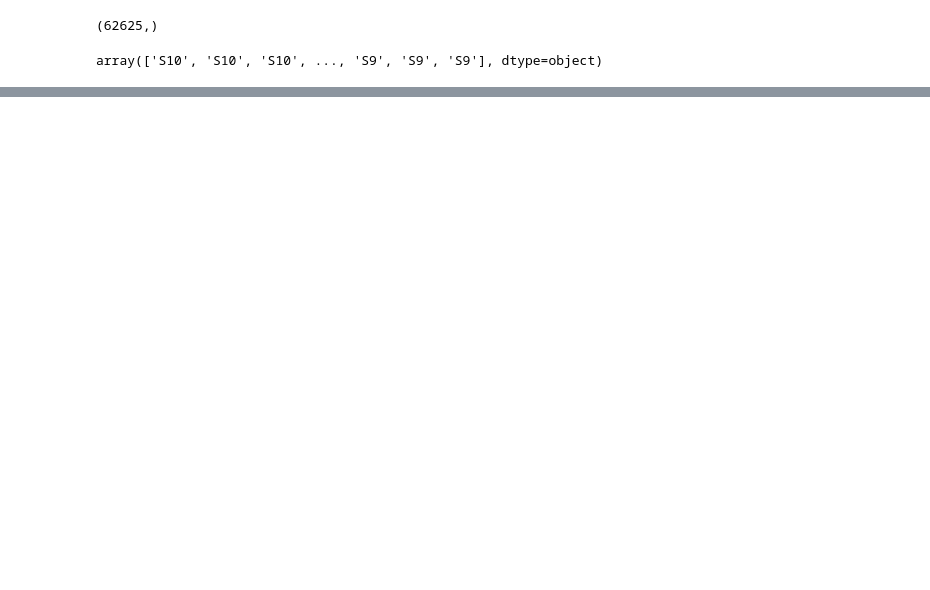
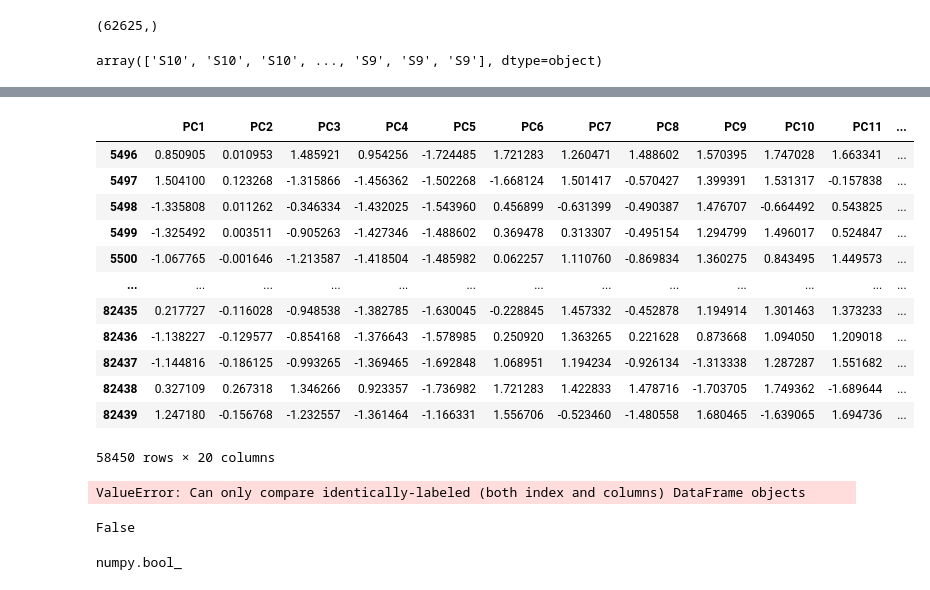
Before and after one commit to Momellouky/stress_detection_using_physiological_signals, a Jupyter notebook: src/notebooks/EDA.ipynb, the cells around one changed output, grey strips where cells are left out. Cells and saved outputs as stored; diff of their text form; code cells hidden in the pictures; blank space fills up the shorter version.

```diff
--- a/src/notebooks/EDA.ipynb
+++ b/src/notebooks/EDA.ipynb
@@ -380,6 +371,9 @@ print(f"- len subjects_id : {subjects_col_.shape}")
 print(f"- len X : {len(X)}")
 print(f"- len y : {len(y)}")
 
+debug_counter = 0
+debug_x_train_lst = []
+debug_x_test_lst = []
 
 print(f"- Start the training process")
 for fold_idx, (train_index, test_index) in enumerate(logo.split(X, y, groups=groups), start=1):
@@ -388,13 +382,31 @@ for fold_idx, (train_index, test_index) in enumerate(logo.split(X, y, groups=gro
     test_subjects = np.unique(groups.iloc[test_index])
 
     print(f"Fold {fold_idx}:")
+    print(f"Subjects in training set: {train_subjects}")
     print(f"Subjects in testing set: {test_subjects}")
 
     X_train, X_test = X.iloc[train_index], X.iloc[test_index]
     y_train, y_test = y.iloc[train_index], y.iloc[test_index]
 
+    if debug_counter < 2 :
+        debug_x_train_lst.append(X_train)
+        debug_x_test_lst.append(X_train)
+    else :
+        break
+
+    debug_counter += 1
+
     svm_model.fit(X_train, y_train)
     y_pred = svm_model.predict(X_test)
+
+    print(f'y_pred: {y_pred}')
+    print(f'y_true: {y_test.values}')
+
+    if np.array_equal(y_pred, y_test.values) :
+        print(f'y_pred and y_test are equal')
+    else :
+        print(f'y_pred and y_test have different values')
+
 
     cm = confusion_matrix(y_test, y_pred)
     svm_confusion_matrices.append(cm)
@@ -403,8 +415,9 @@ for fold_idx, (train_index, test_index) in enumerate(logo.split(X, y, groups=gro
     f1 = f1_score(y_test, y_pred, average="weighted")
     f1_scores.append(f1)
 
-    print(f"{fold_idx}- Accuracy: {accuracy:.2f}")
-    print(f"{fold_idx}- f1-score: {f1:.2f}")
+    print(f"{fold_idx}- Accuracy: {accuracy}")
+    print(f"{fold_idx}- f1-score: {f1}")
+
 
 # Summary of results
 accuracies = np.array(accuracies)
@@ -425,0 +448,29 @@ ValueError: Unknown label type: unknown. Maybe you are trying to fit a classifie
+# %%
+debug_x_train_lst[0]
+# %% [output]
+|  | PC1 | PC2 | PC3 | PC4 | PC5 | PC6 | PC7 | PC8 | PC9 | PC10 | PC11 | ... |
+| 5496 | 0.850905 | 0.010953 | 1.485921 | 0.954256 | -1.724485 | 1.721283 | 1.260471 | 1.488602 | 1.570395 | 1.747028 | 1.663341 | ... |
+| 5497 | 1.504100 | 0.123268 | -1.315866 | -1.456362 | -1.502268 | -1.668124 | 1.501417 | -0.570427 | 1.399391 | 1.531317 | -0.157838 | ... |
+| 5498 | -1.335808 | 0.011262 | -0.346334 | -1.432025 | -1.543960 | 0.456899 | -0.631399 | -0.490387 | 1.476707 | -0.664492 | 0.543825 | ... |
+| 5499 | -1.325492 | 0.003511 | -0.905263 | -1.427346 | -1.488602 | 0.369478 | 0.313307 | -0.495154 | 1.294799 | 1.496017 | 0.524847 | ... |
+| 5500 | -1.067765 | -0.001646 | -1.213587 | -1.418504 | -1.485982 | 0.062257 | 1.110760 | -0.869834 | 1.360275 | 0.843495 | 1.449573 | ... |
+| ... | ... | ... | ... | ... | ... | ... | ... | ... | ... | ... | ... | ... |
+| 82435 | 0.217727 | -0.116028 | -0.948538 | -1.382785 | -1.630045 | -0.228845 | 1.457332 | -0.452878 | 1.194914 | 1.301463 | 1.373233 | ... |
+| 82436 | -1.138227 | -0.129577 | -0.854168 | -1.376643 | -1.578985 | 0.250920 | 1.363265 | 0.221628 | 0.873668 | 1.094050 | 1.209018 | ... |
+| 82437 | -1.144816 | -0.186125 | -0.993265 | -1.369465 | -1.692848 | 1.068951 | 1.194234 | -0.926134 | -1.313338 | 1.287287 | 1.551682 | ... |
+| 82438 | 0.327109 | 0.267318 | 1.346266 | 0.923357 | -1.736982 | 1.721283 | 1.422833 | 1.478716 | -1.703705 | 1.749362 | -1.689644 | ... |
+| 82439 | 1.247180 | -0.156768 | -1.232557 | -1.361464 | -1.166331 | 1.556706 | -0.523460 | -1.480558 | 1.680465 | -1.639065 | 1.694736 | ... |
+58450 rows × 20 columns
+# %%
+debug_x_train_lst[1].compare(debug_x_train_lst[0])
+# %% [output]
+ValueError: Can only compare identically-labeled (both index and columns) DataFrame objects
+# %%
+np.True_ in X_test.isin(X_train).values
+# %% [output]
+False
+# %%
+
+type(np.True_)
+# %% [output]
+numpy.bool_
```
Also changed, not shown: parts of 17 cells of this notebook.
